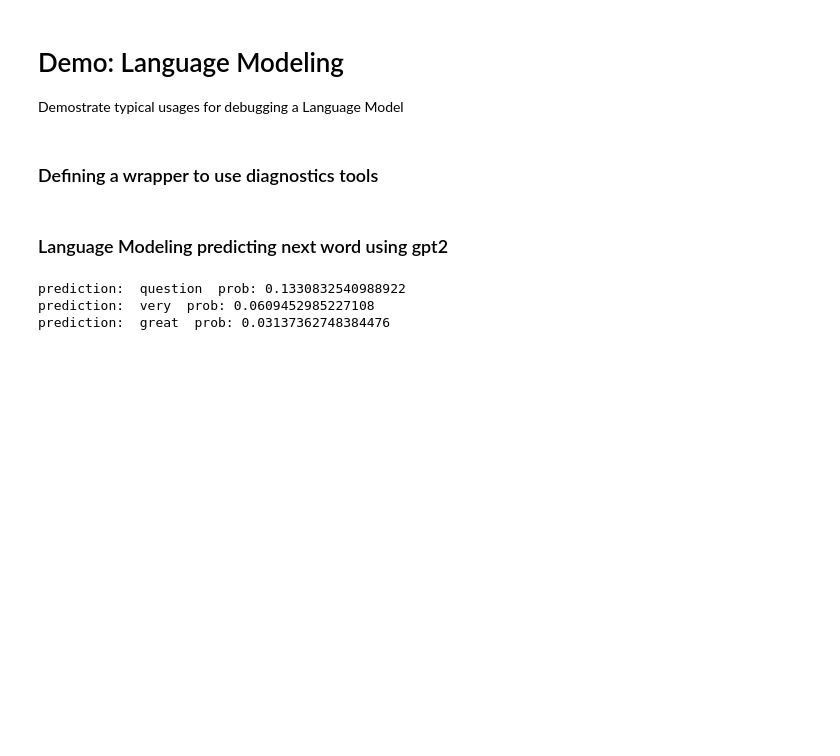
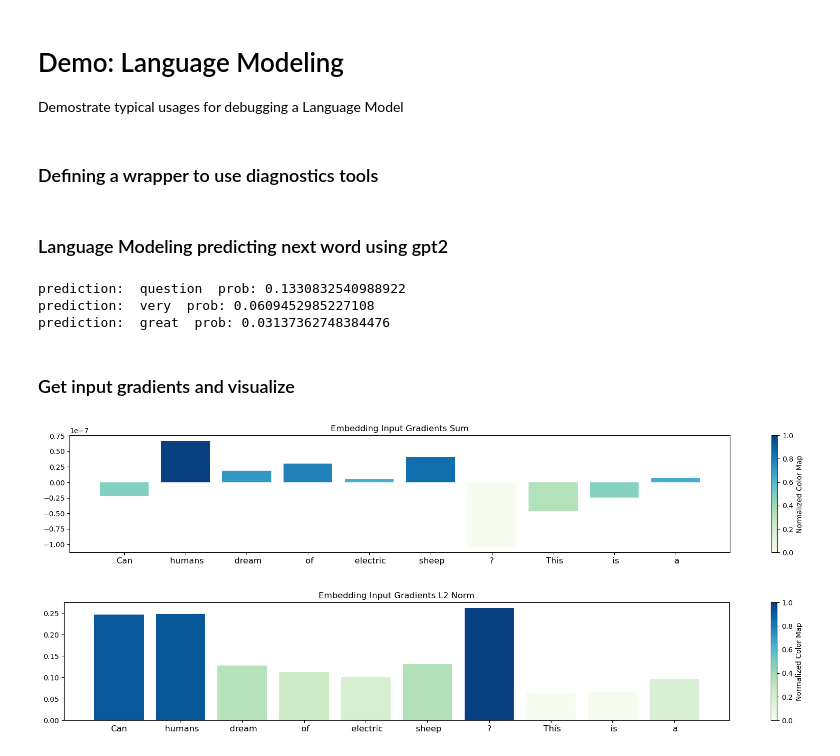
Before and after one commit to ksang/model-diagnostics, a Jupyter notebook: notebooks/demo_lm.ipynb, the cells around one changed output. Cells and saved outputs as stored; diff of their text form; code cells hidden in the pictures; blank space fills up the shorter version.

```diff
--- a/notebooks/demo_lm.ipynb
+++ b/notebooks/demo_lm.ipynb
@@ -46,18 +46,35 @@ for i, v in enumerate(values[0]):
 prediction:  question  prob: 0.1330832540988922
 prediction:  very  prob: 0.0609452985227108
 prediction:  great  prob: 0.03137362748384476
+# %% [markdown]
+### Get input gradients and visualize
 # %%
-from diagnostics import get_input_gradients
+from diagnostics import get_input_gradients, get_integrated_gradients
+from diagnostics.utils import plot_vector_gradients
 
 # Preprocess inputs ids to embedings, otherwise we can't get gradients
 inputs_embeds = model.transformer.wte(inputs["input_ids"])
 # Use zero embeddings as baseline
 baseline = [torch.zeros(inputs_embeds.shape), inputs["attention_mask"]]
 # Set target to highest prob prediction
 target = torch.zeros((1, tokenizer.vocab_size))
 target[0][predictions[0][0]] = 1
 md = GPT2LMModelWrapper(model)
-gradients = get_input_gradients(
+input_grad = get_input_gradients(
     md, [inputs_embeds, inputs["attention_mask"]], baseline, target
 )
-input_grad = torch.linalg.norm(gradients[0], dim=2)
+input_grad_norm = torch.linalg.norm(input_grad[0], dim=2)
+
+tokens = []
+for i in inputs["input_ids"][0]:
+    tokens.append(tokenizer.decode(i))
+
+plot_vector_gradients(
+    tokens, torch.sum(input_grad[0], dim=2)[0].numpy(), "Embedding Input Gradients Sum"
+)
+plot_vector_gradients(
+    tokens, input_grad_norm[0].numpy(), "Embedding Input Gradients L2 Norm"
+)
+# %% [output]
+[figure, added]
+[figure, added]
```
Also changed, not shown: parts of 4 cells of this notebook, 8 other files.
